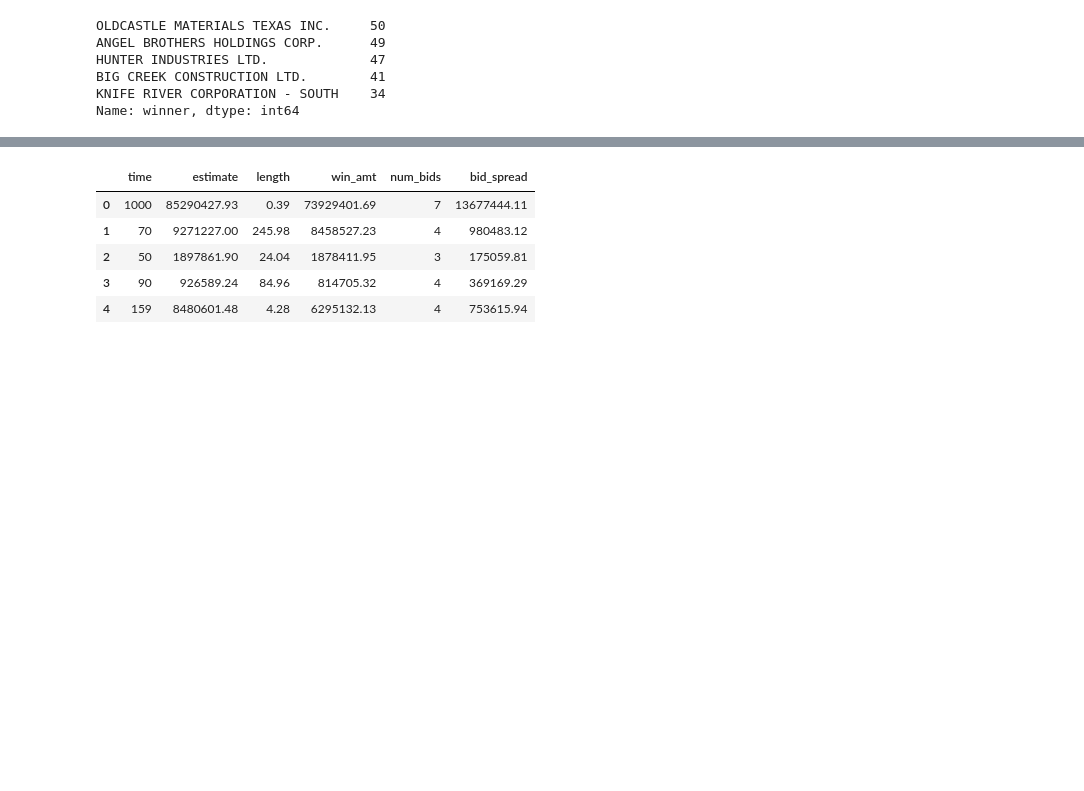
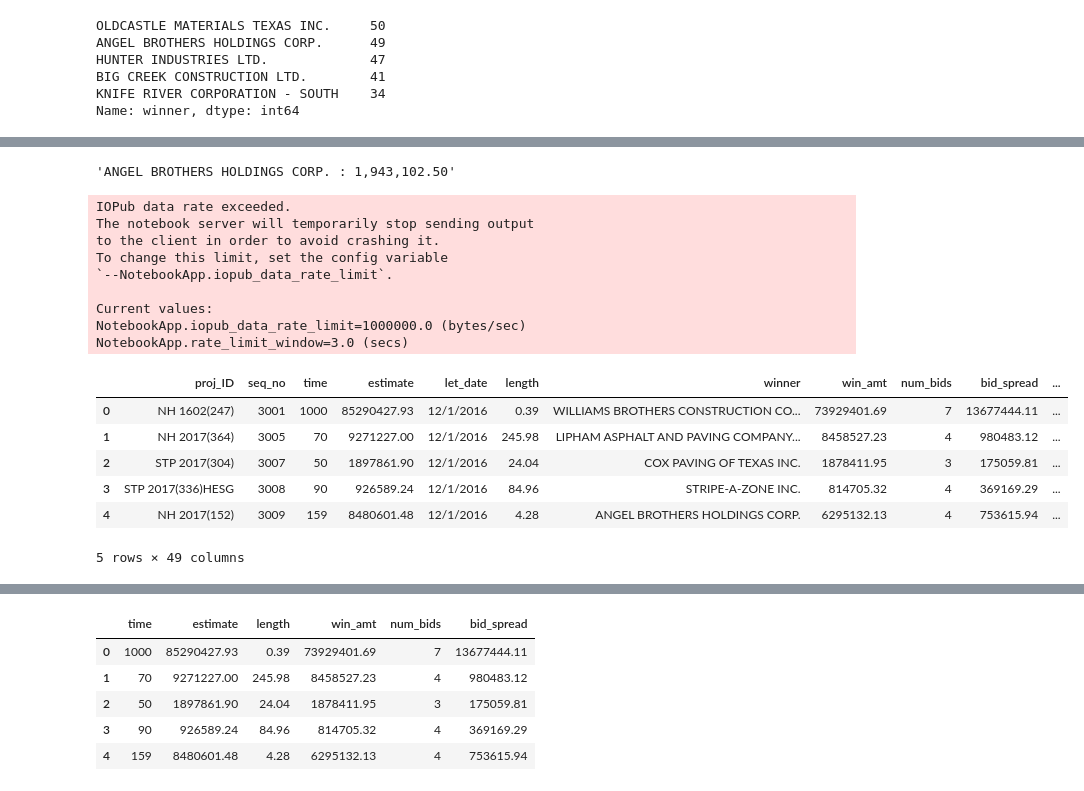
Before and after one commit to ruchigarg-DS/texas-bid-prediction, a Jupyter notebook: EDA.ipynb, the cells around one changed output, grey strips where cells are left out. Saved outputs shown, nothing was run; the diff lists cells and outputs as text; code cells hidden in the pictures; blank space fills up the shorter version.

```diff
--- a/EDA.ipynb
+++ b/EDA.ipynb
@@ -105,4 +108,10 @@ bidsList = [each.split(';') for each in bidsData['compiled_bids']]
 # %%
-# Creating a dictionary using the proj_id as key and bidsList as values
-bids = dict(zip(bidsData['proj_ID'], bidsList))
-dict(list(bids.items())[0:2])
+# # Creating a dictionary using the proj_id as key and bidsList as values
+# bids = dict(zip(bidsData['proj_ID'], bidsList))
+# dict(list(bids.items())[0:2])
+
+# # pd.DataFrame(list(bidsData, columns=['Project_Id', 'Bids']))
+
+# # Iterate through the dictionary to get proj_id and corresponding number of bids.
+# for key,value in bids.items():
+#     print(key , ":" , len([item for item in value if item]))
@@ -137,4 +117,0 @@ bidsData[bidsData['winner'] == 'WILLIAMS BROTHERS CONSTRUCTION CO. INC.']
-# %%
-# Iterate through the dictionary to get proj_id and corresponding number of bids.
-for key,value in bids.items():
-    print(key , ":" , len([item for item in value if item]))
@@ -159,3 +118,52 @@ RMC - 631609001 : 3
+# %%
+bidsList[2][0]
+# %% [output]
+'ANGEL BROTHERS HOLDINGS CORP. : 1,943,102.50'
+# %%
+#   Initialize the new Dataframe
+
+bidsDataModel = bidsData
+
+# Splitting the list
+bidsList = [[each.replace('|', ':') for each in value.split(';')] for value in bidsData['compiled_bids']]
+
+# Populate the dataframe with vendor name and bid value
+bidsVals = []
+for k in range(len(bidsList)):
+    print(bidsVals)
+#     print(len(bidsList[k]))
+    for i in range(len(bidsList[k])):
+        for j in range(len(bidsList[i])):
+            bids = bidsList[i][j]
+            newBids = bids.split(':')
+            for num in range(2):
+                if ',' in newBids[num]:
+                    newBids[num] = float(newBids[num].replace(",",""))
+#                 print(newBids[num])
+#         print("NEXT ROW")
+#         print(bidsVals)
+                bidsVals.append(newBids[num])
+    for colNum in range(len(bidsList[k]*2)):
+        bidsDataModel[colNum] = bidsVals[colNum]
+bidsDataModel.head()
+# bidsData.to_csv('Dataset/ModelData.csv', index=False)
+# %% [output]
+IOPub data rate exceeded.
+The notebook server will temporarily stop sending output
+to the client in order to avoid crashing it.
+To change this limit, set the config variable
+`--NotebookApp.iopub_data_rate_limit`.
+
+Current values:
+NotebookApp.iopub_data_rate_limit=1000000.0 (bytes/sec)
+NotebookApp.rate_limit_window=3.0 (secs)
+|  | proj_ID | seq_no | time | estimate | let_date | length | winner | win_amt | num_bids | bid_spread | ... |
+| 0 | NH 1602(247) | 3001 | 1000 | 85290427.93 | 12/1/2016 | 0.39 | WILLIAMS BROTHERS CONSTRUCTION CO... | 73929401.69 | 7 | 13677444.11 | ... |
+| 1 | NH 2017(364) | 3005 | 70 | 9271227.00 | 12/1/2016 | 245.98 | LIPHAM ASPHALT AND PAVING COMPANY... | 8458527.23 | 4 | 980483.12 | ... |
+| 2 | STP 2017(304) | 3007 | 50 | 1897861.90 | 12/1/2016 | 24.04 | COX PAVING OF TEXAS INC. | 1878411.95 | 3 | 175059.81 | ... |
+| 3 | STP 2017(336)HESG | 3008 | 90 | 926589.24 | 12/1/2016 | 84.96 | STRIPE-A-ZONE INC. | 814705.32 | 4 | 369169.29 | ... |
+| 4 | NH 2017(152) | 3009 | 159 | 8480601.48 | 12/1/2016 | 4.28 | ANGEL BROTHERS HOLDINGS CORP. | 6295132.13 | 4 | 753615.94 | ... |
+5 rows × 49 columns
 # %%
 bidsData[bidsData['bid_spread'] == bidsData['bid_spread'].max()]
 # %% [output]
```
Also changed, not shown: parts of 11 cells of this notebook, 2 other files.
